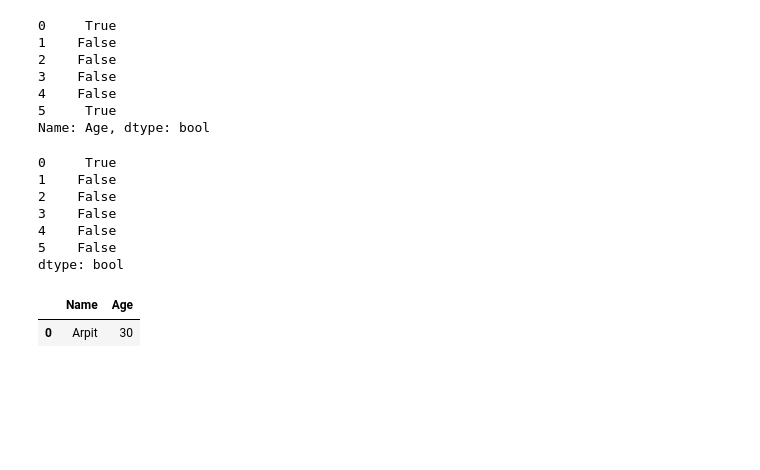
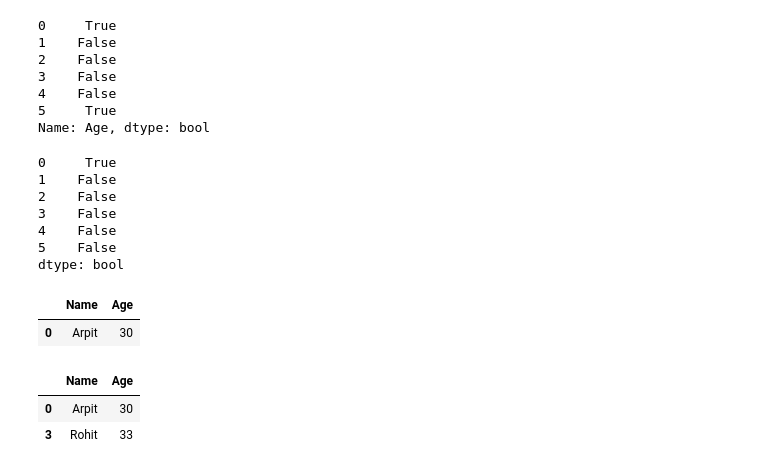
Before and after one commit to ApurbaKumarMajumder/Machine-Learning, a Jupyter notebook: pandas.ipynb, the cells around one changed output. Cells and saved outputs as stored; diff of their text form; code cells hidden in the pictures; blank space fills up the shorter version.

```diff
--- a/pandas.ipynb
+++ b/pandas.ipynb
@@ -953,3 +953,13 @@ df.loc[(df['Salary'] >= 100000) & (df['Age'] < 32), ['Name', 'Age']]
 # %% [output]
 |  | Name | Age |
 | 0 | Arpit | 30 |
+# %%
+# 2 conditions
+## Salary > 100000
+### Age < 40
+
+df.loc[(df['Salary'] >= 100000) & (df['Age'] < 40), ['Name', 'Age']]
+# %% [output]
+|  | Name | Age |
+| 0 | Arpit | 30 |
+| 3 | Rohit | 33 |
```
Also changed, not shown: parts of 5 cells of this notebook.
